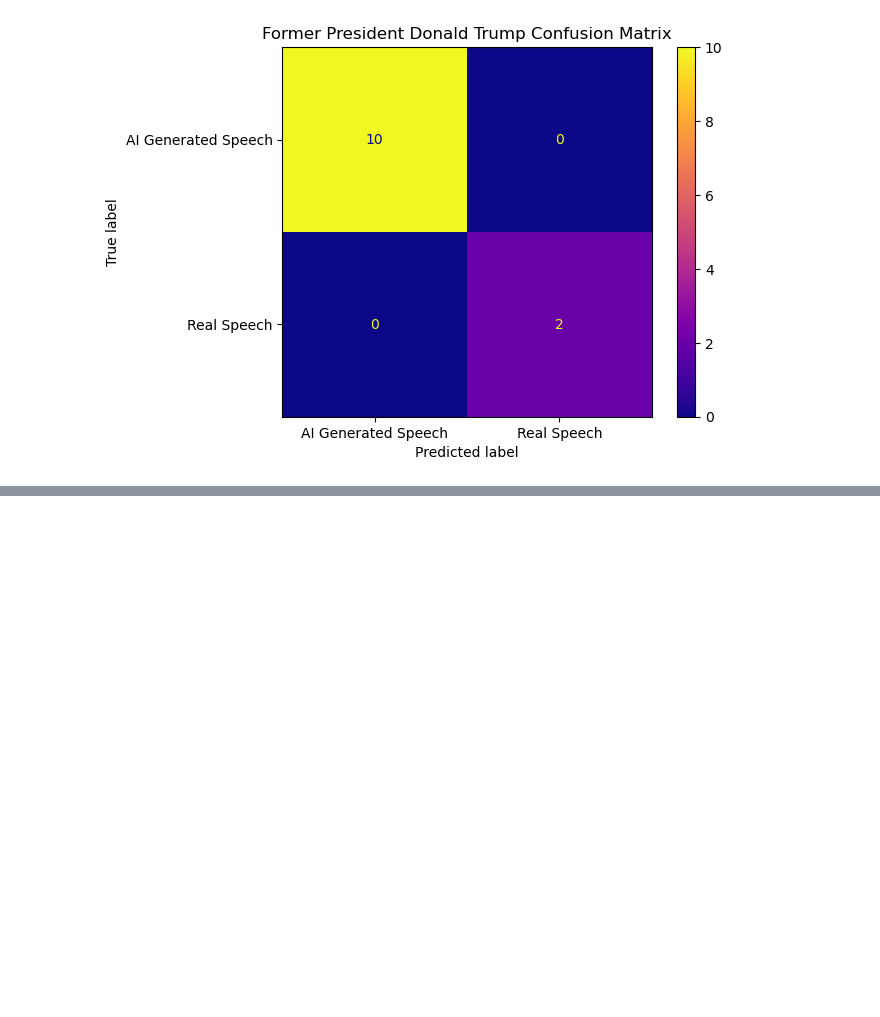
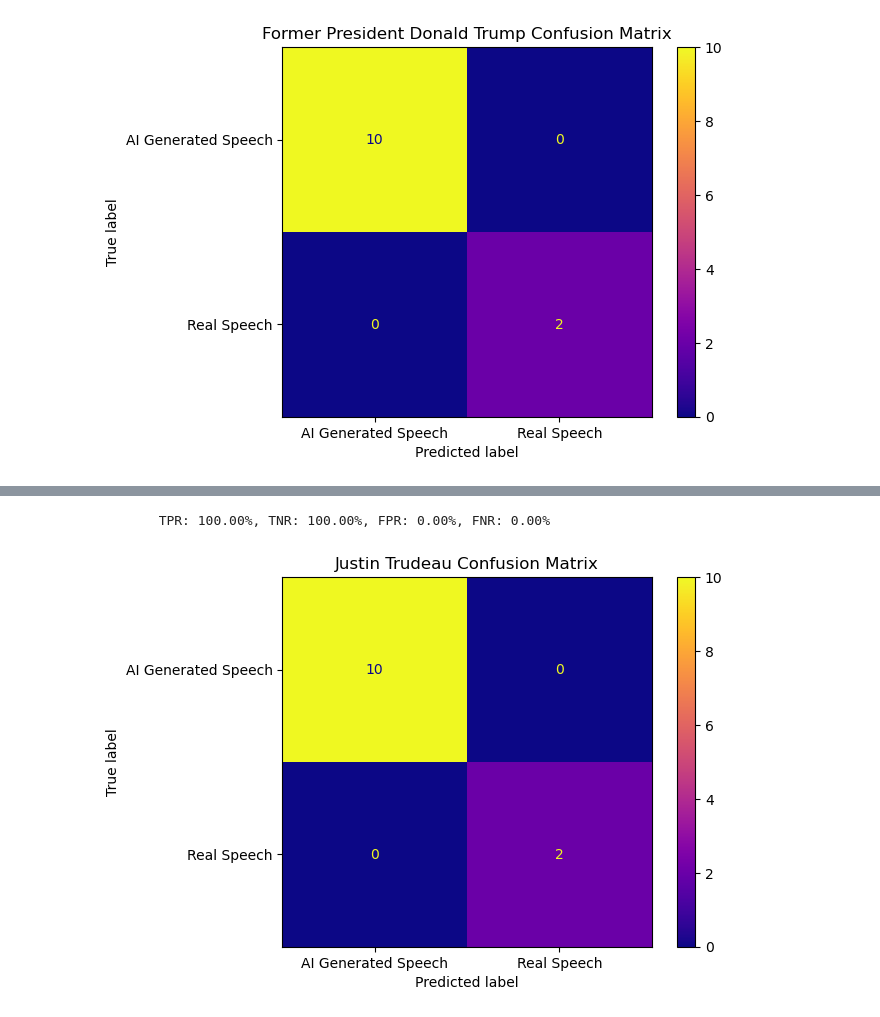
Before and after one commit to Abhay2412/ENCM509FinalProject, a Jupyter notebook: SpeakerRecognitionFinalProject.ipynb, the cells around one changed output, grey strips where cells are left out. Drawn from its saved outputs; the diff is of its cells as text; code cells hidden in the pictures; blank space fills up the shorter version.

```diff
--- a/SpeakerRecognitionFinalProject.ipynb
+++ b/SpeakerRecognitionFinalProject.ipynb
@@ -183,0 +291,37 @@ plt.show()
+# %%
+from sklearn.metrics import ConfusionMatrixDisplay
+
+TP, FP, TN, FN = 0, 0, 0, 0
+
+for score in justinTrudeauTestScores:
+    if score < justinTrudeauThreshold:
+        FN = FN + 1
+    else:
+        TN = TN + 1
+
+for score in justinTrudeauAIScores:
+    if score < justinTrudeauThreshold:
+        TP = TP + 1
+    else:
+        FP = FP + 1
+
+# True Positive Rate (TPR) also known as Sensitivity or Recall
+TPR = TP / (TP + FN)
+# True Negative Rate (TNR) also known as Specificity
+TNR = TN / (TN + FP)
+# False Positive Rate (FPR)
+FPR = FP / (FP + TN)
+# False Negative Rate (FNR)
+FNR = FN / (TP + FN)
+
+print("\tTPR: %.2f%%, TNR: %.2f%%, FPR: %.2f%%, FNR: %.2f%%" % (TPR*100, TNR*100, FPR*100, FNR*100))
+
+cm = np.array([[TP, FP], [FN, TN]])
+labels = np.array(["AI Generated Speech", "Real Speech"])
+disp = ConfusionMatrixDisplay(confusion_matrix=cm, display_labels=labels)
+disp.plot(cmap="plasma")
+plt.title('Justin Trudeau Confusion Matrix')
+plt.show()
+# %% [output]
+        TPR: 100.00%, TNR: 100.00%, FPR: 0.00%, FNR: 0.00%
+[figure, added]
```
Also changed, not shown: parts of 19 cells of this notebook.
